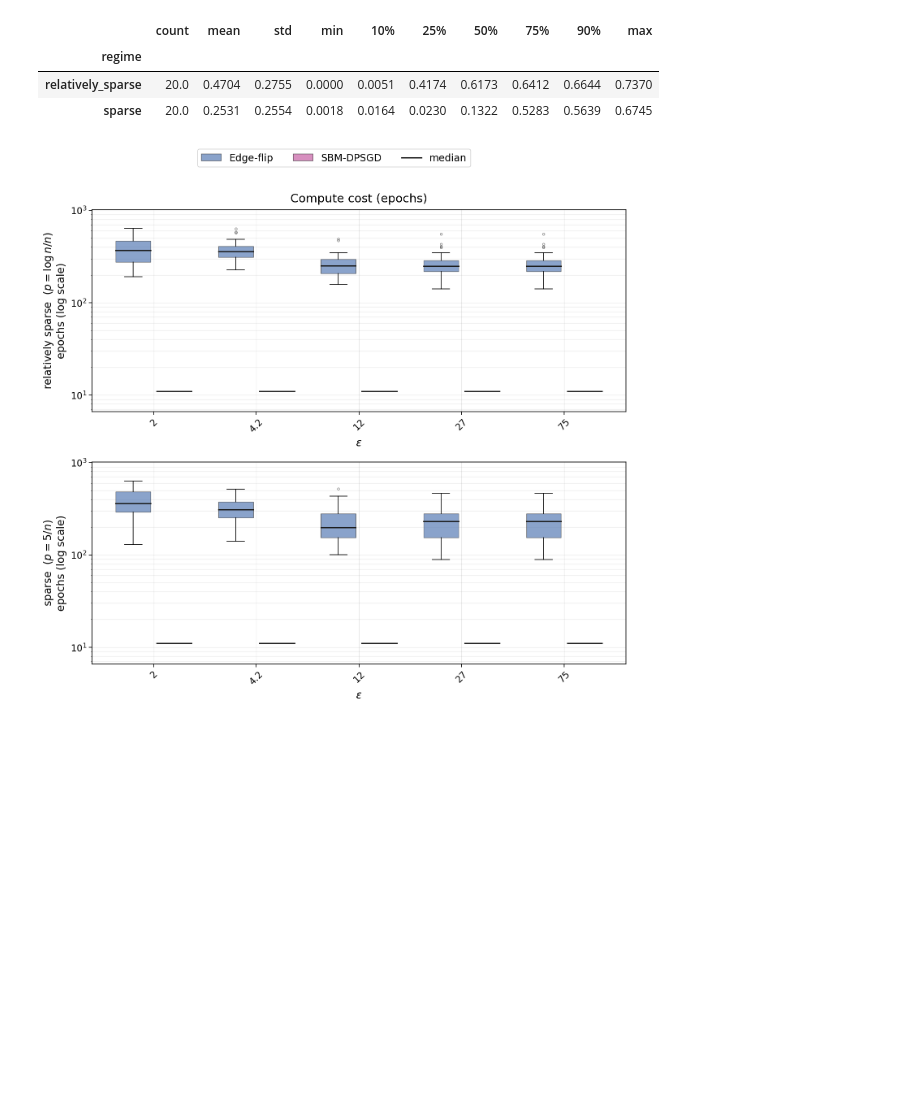
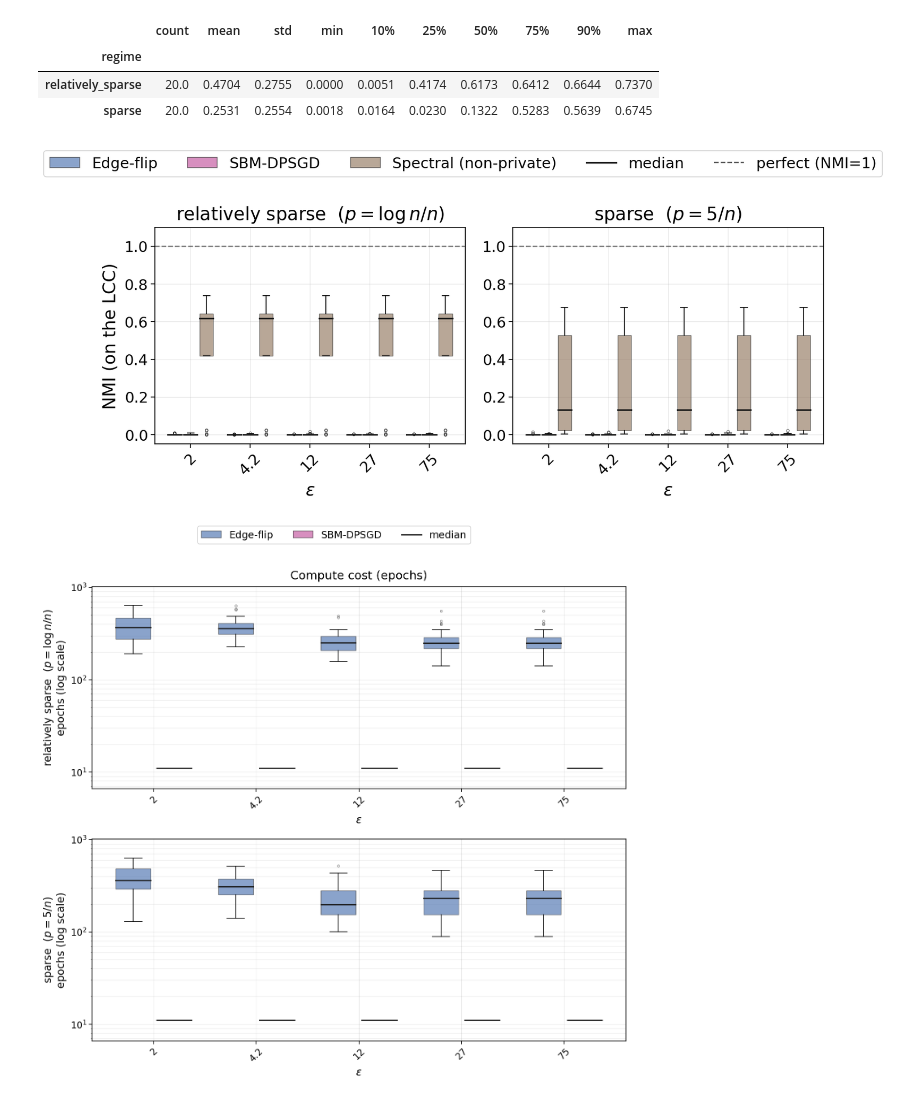
Before and after one commit to hungndo/Privacy_Network_Embeddings, a Jupyter notebook: analysis_sparse_synthetic_graph.ipynb, the cells around one changed output. Cells and saved outputs as stored; diff of their text form; code cells hidden in the pictures; blank space fills up the shorter version.

```diff
--- a/analysis_sparse_synthetic_graph.ipynb
+++ b/analysis_sparse_synthetic_graph.ipynb
@@ -367,6 +367,78 @@ if HAS_BASELINE:
 | regime |  |  |  |  |  |  |  |  |  |  |
 | relatively_sparse | 20.0 | 0.4704 | 0.2755 | 0.0000 | 0.0051 | 0.4174 | 0.6173 | 0.6412 | 0.6644 | 0.7370 |
 | sparse | 20.0 | 0.2531 | 0.2554 | 0.0018 | 0.0164 | 0.0230 | 0.1322 | 0.5283 | 0.5639 | 0.6745 |
+# %%
+# ── SLIDE version of the NMI figure: the two regimes SIDE BY SIDE ──────────
+# Same data and same reading as the cell above (spectral box -> DP box is the
+# cost of privacy; spectral box -> the NMI=1 line is the cost of sparsity),
+# only re-laid-out for a talk:
+#   * The regimes go side by side instead of stacked. A 16:9 frame is much
+#     wider than it is tall, so two columns give each panel far more area than
+#     two short rows, and the regime-to-regime comparison -- the point of this
+#     notebook -- becomes a left/right glance instead of a vertical one.
+#   * The regime moves from the y label into the panel TITLE, which is where
+#     it belongs once the panels are columns.
+#   * Canvas is one 16:9 slide minus room for the slide's own title bar, so
+#     font sizes in points are literal slide points. Type is enlarged inside a
+#     rc_context so this cell does not leak its slide styling into the thesis
+#     figures above and below.
+# Both panels keep the shared [0, 1] NMI scale, so reading across the pair is
+# direct.
+import matplotlib.pyplot as plt
+from matplotlib.patches import Patch
+from matplotlib.lines import Line2D
+
+from plot_style import (apply_style, grouped_boxplot, method_color,
+                        method_label, reference_line, BOX_ALPHA, MEDIAN_COLOR,
+                        REFERENCE_COLOR)
+
+apply_style()
+
+methods = METHOD_ORDER
+
+SLIDE_W, SLIDE_H = 13.33, 6.6   # 16:9 slide, minus space for a slide title
+SLIDE_RC = {
+    "font.size": 20,
+    "axes.labelsize": 22,
+    "xtick.labelsize": 19,
+    "ytick.labelsize": 19,
+    "legend.fontsize": 20,
+}
+
+with plt.rc_context(SLIDE_RC):
+    fig, axes = plt.subplots(1, len(regimes), figsize=(SLIDE_W, SLIDE_H),
+                             squeeze=False)
+
+    for col, regime in enumerate(regimes):
+        ax = axes[0, col]
+        sub = df[df["regime"] == regime].dropna(subset=["nmi"])
+        grouped_boxplot(ax, sub, "nmi", x_col="epsilon_plot", methods=methods,
+                        x_values=sorted(sub["epsilon_plot"].unique()))
+        reference_line(ax, 1.0)
+        ax.set_ylim(-0.05, 1.1)
+        ax.set_xlabel(r"$\epsilon$")
+        ax.set_title(REGIME_LABEL[regime], fontsize=23, pad=10)
+        # Only the left panel is labelled: both share the same [0, 1] axis, so
+        # repeating the label just eats horizontal space.
+        if col == 0:
+            ax.set_ylabel("NMI (on the LCC)", fontsize=22)
+
+    handles = [Patch(facecolor=method_color(m), alpha=BOX_ALPHA,
+                     edgecolor="#333333", label=method_label(m))
+               for m in methods]
+    handles += [
+        Line2D([0], [0], color=MEDIAN_COLOR, linewidth=2.0, label="median"),
+        Line2D([0], [0], color=REFERENCE_COLOR, linestyle="--", linewidth=1.6,
+               label="perfect (NMI=1)"),
+    ]
+    fig.legend(handles=handles, loc="upper center", ncol=len(handles),
+               fontsize=19, frameon=True, bbox_to_anchor=(0.5, 1.0))
+
+    fig.tight_layout(rect=[0, 0, 1, 0.88])
+    fig.savefig("figures/slide_nmi_sparse.png", dpi=200)
+    plt.show()
+# %% [output]
+[figure, added]
 # %%
 
 # ── Boxplots of # epochs (compute cost) vs epsilon ─────────────────────────
```
Also changed, not shown: 9 other files.
